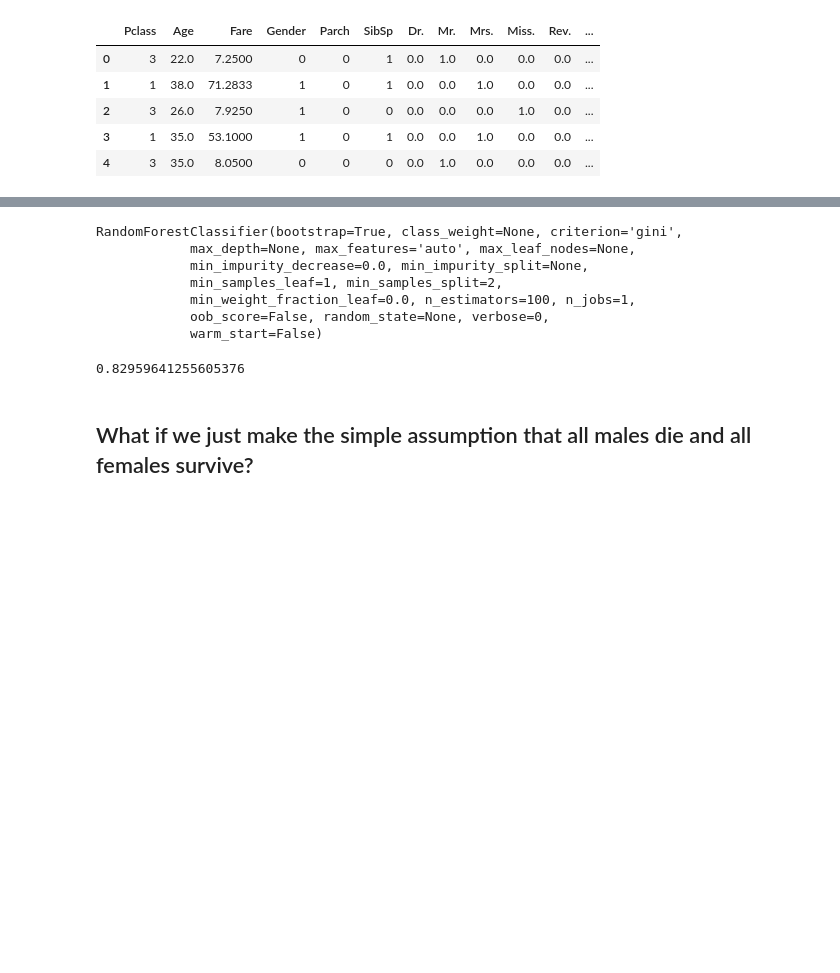
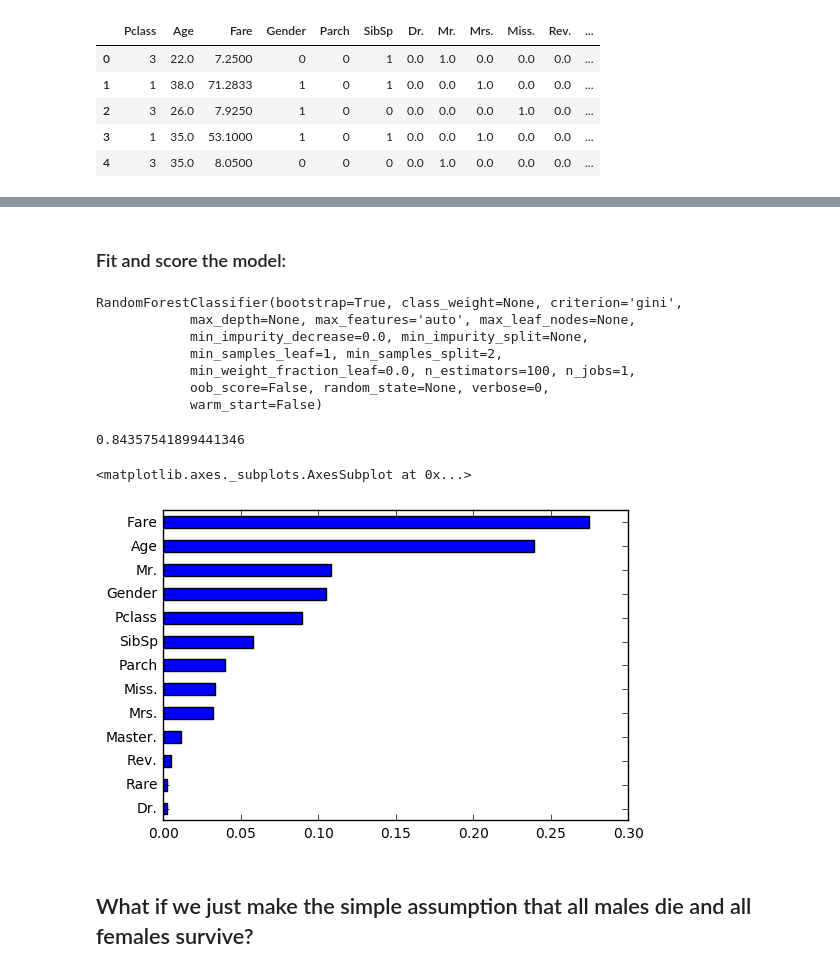
Before and after one commit to blyingcc/kaggle-practice, a Jupyter notebook: titanic/titanic_analysis_pt2.ipynb, the cells around one changed output, grey strips where cells are left out. Drawn from its saved outputs; the diff is of its cells as text; code cells hidden in the pictures; blank space fills up the shorter version.

```diff
--- a/titanic/titanic_analysis_pt2.ipynb
+++ b/titanic/titanic_analysis_pt2.ipynb
@@ -169,7 +181,11 @@ clf = RFC(n_estimators=100)
 # %%
 from sklearn.model_selection import train_test_split
 # %%
-X_train, X_test, y_train, y_test = train_test_split(X,y,test_size=0.25)
+X_train, X_test, y_train, y_test = train_test_split(X,y,test_size=0.2)
+# %% [markdown]
+### Fit and score the model:
+# %%
+clf = RFC(n_estimators=100)
 # %%
 clf.fit(X_train,y_train)
 # %% [output]
@@ -183,7 +199,14 @@ RandomForestClassifier(bootstrap=True, class_weight=None, criterion='gini',
 # %%
 clf.score(X_test,y_test)
 # %% [output]
-0.82959641255605376
+0.84357541899441346
+# %%
+feature_importance = pd.Series(clf.feature_importances_,index=X.columns)
+# %%
+feature_importance.sort_values().plot(kind='barh')
+# %% [output]
+<matplotlib.axes._subplots.AxesSubplot at 0x...>
+[figure, added]
 # %% [markdown]
 ## What if we just make the simple assumption that all males die and all females survive?
 # %%
```
Also changed, not shown: parts of 5 cells of this notebook, 7 other files.
